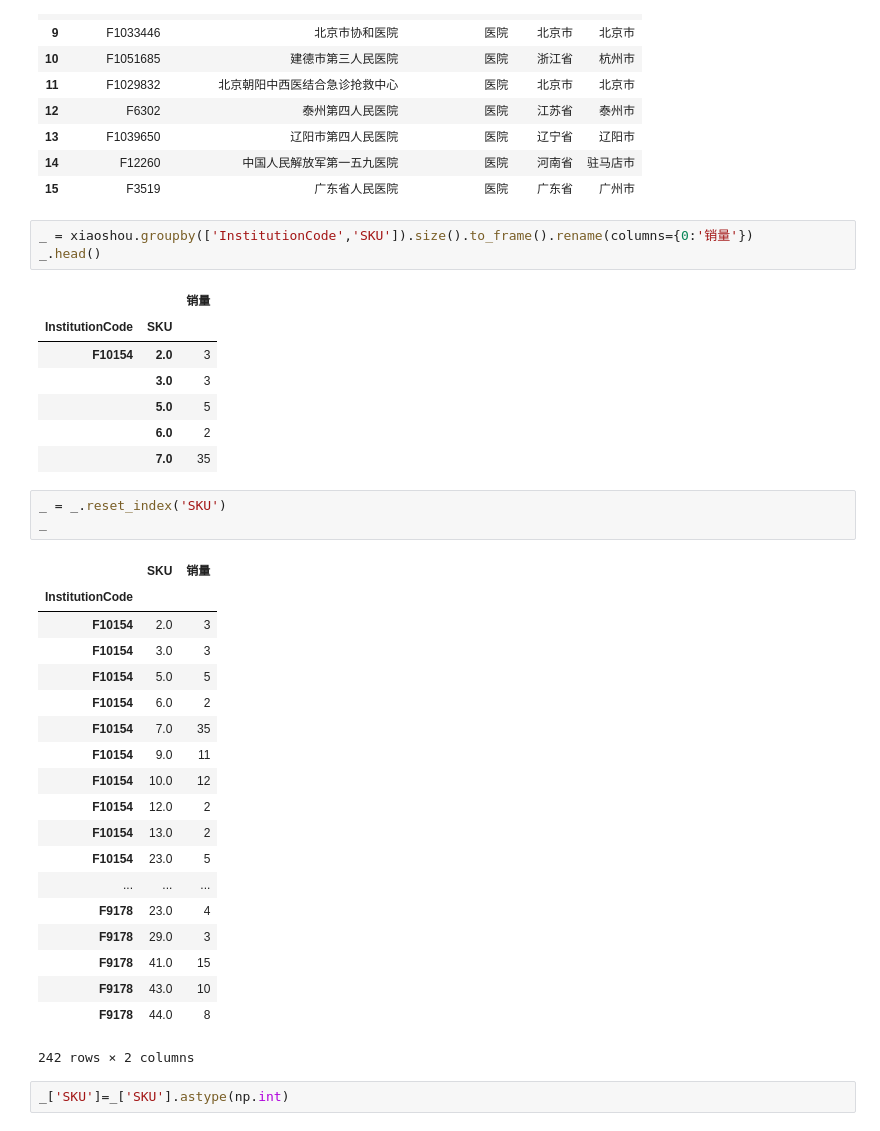
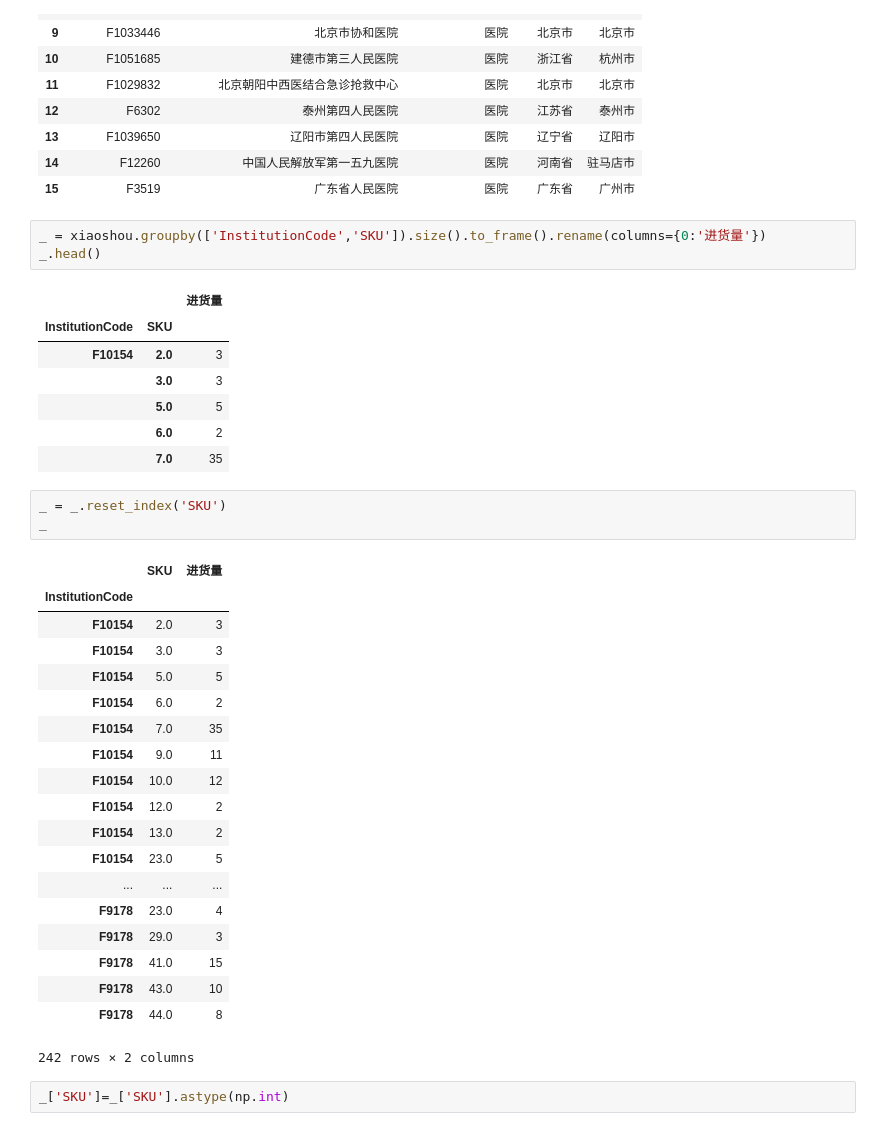
Before and after one commit to tangfeixiang123/-, a Jupyter notebook: 医院进货总额/Untitled.ipynb, the cells around one changed output. Drawn from its saved outputs; the diff is of its cells as text.

```diff
--- a/医院进货总额/Untitled.ipynb
+++ b/医院进货总额/Untitled.ipynb
@@ -160,10 +160,10 @@ jigou
 | 14 | F12260 | 中国人民解放军第一五九医院 | 医院 | 河南省 | 驻马店市 |
 | 15 | F3519 | 广东省人民医院 | 医院 | 广东省 | 广州市 |
 # %%
-_ = xiaoshou.groupby(['InstitutionCode','SKU']).size().to_frame().rename(columns={0:'销量'})
+_ = xiaoshou.groupby(['InstitutionCode','SKU']).size().to_frame().rename(columns={0:'进货量'})
 _.head()
 # %% [output]
-|  |  | 销量 |
+|  |  | 进货量 |
 | InstitutionCode | SKU |  |
 | F10154 | 2.0 | 3 |
 |  | 3.0 | 3 |
@@ -174,7 +174,7 @@ _.head()
 _ = _.reset_index('SKU')
 _
 # %% [output]
-|  | SKU | 销量 |
+|  | SKU | 进货量 |
 | InstitutionCode |  |  |
 | F10154 | 2.0 | 3 |
 | F10154 | 3.0 | 3 |
```
Also changed, not shown: parts of 9 cells of this notebook, 1 other file.
